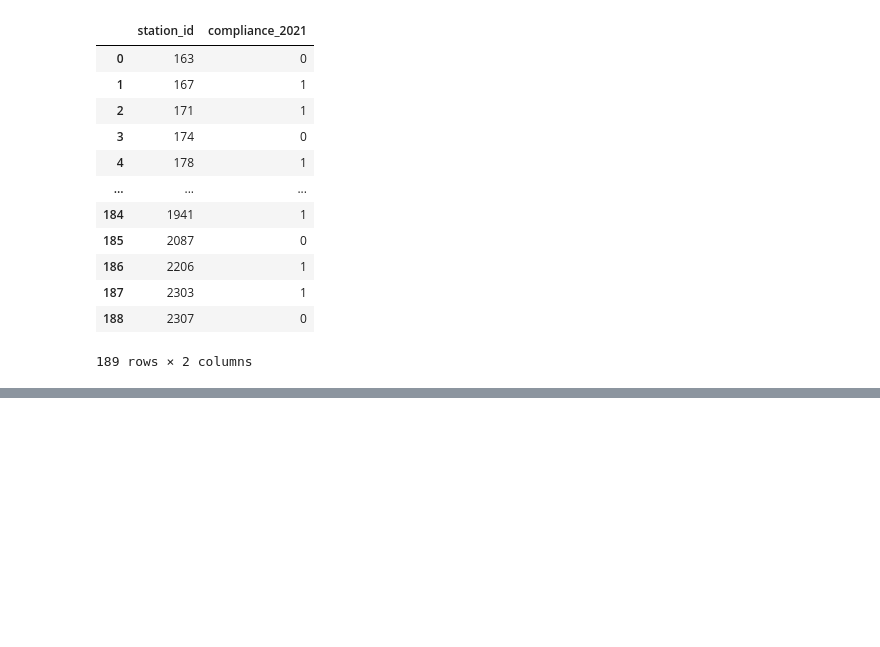
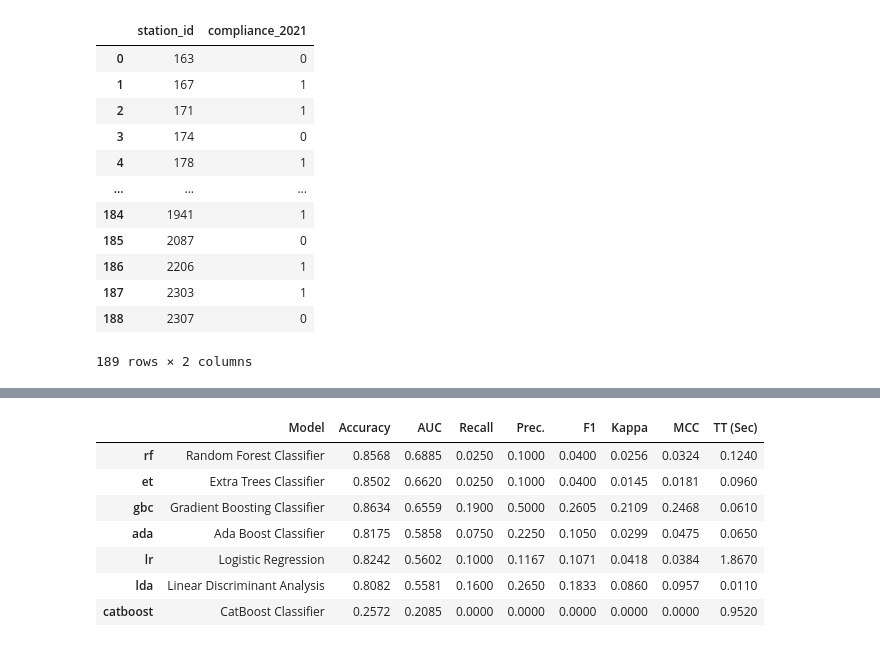
Before and after one commit to katesedykh/ML2022-Drinking-Water-Quality, a Jupyter notebook: drinking-water-quality.ipynb, the cells around one changed output, grey strips where cells are left out. Cells and saved outputs as stored; diff of their text form; code cells hidden in the pictures; blank space fills up the shorter version.

```diff
--- a/drinking-water-quality.ipynb
+++ b/drinking-water-quality.ipynb
@@ -204,0 +244,14 @@ submission_dt.to_csv('dt_submission.csv',index=False)
+# %%
+top5 = compare_models(sort='AUC',
+                      n_select = 5,
+                      exclude=['lightgbm','xgboost','dummy','svm','ridge','knn','dt','nb','qda']
+                     )
+# %% [output]
+|  | Model | Accuracy | AUC | Recall | Prec. | F1 | Kappa | MCC | TT (Sec) |
+| rf | Random Forest Classifier | 0.8568 | 0.6885 | 0.0250 | 0.1000 | 0.0400 | 0.0256 | 0.0324 | 0.1240 |
+| et | Extra Trees Classifier | 0.8502 | 0.6620 | 0.0250 | 0.1000 | 0.0400 | 0.0145 | 0.0181 | 0.0960 |
+| gbc | Gradient Boosting Classifier | 0.8634 | 0.6559 | 0.1900 | 0.5000 | 0.2605 | 0.2109 | 0.2468 | 0.0610 |
+| ada | Ada Boost Classifier | 0.8175 | 0.5858 | 0.0750 | 0.2250 | 0.1050 | 0.0299 | 0.0475 | 0.0650 |
+| lr | Logistic Regression | 0.8242 | 0.5602 | 0.1000 | 0.1167 | 0.1071 | 0.0418 | 0.0384 | 1.8670 |
+| lda | Linear Discriminant Analysis | 0.8082 | 0.5581 | 0.1600 | 0.2650 | 0.1833 | 0.0860 | 0.0957 | 0.0110 |
+| catboost | CatBoost Classifier | 0.2572 | 0.2085 | 0.0000 | 0.0000 | 0.0000 | 0.0000 | 0.0000 | 0.9520 |
```
Also changed, not shown: parts of 6 cells of this notebook.
